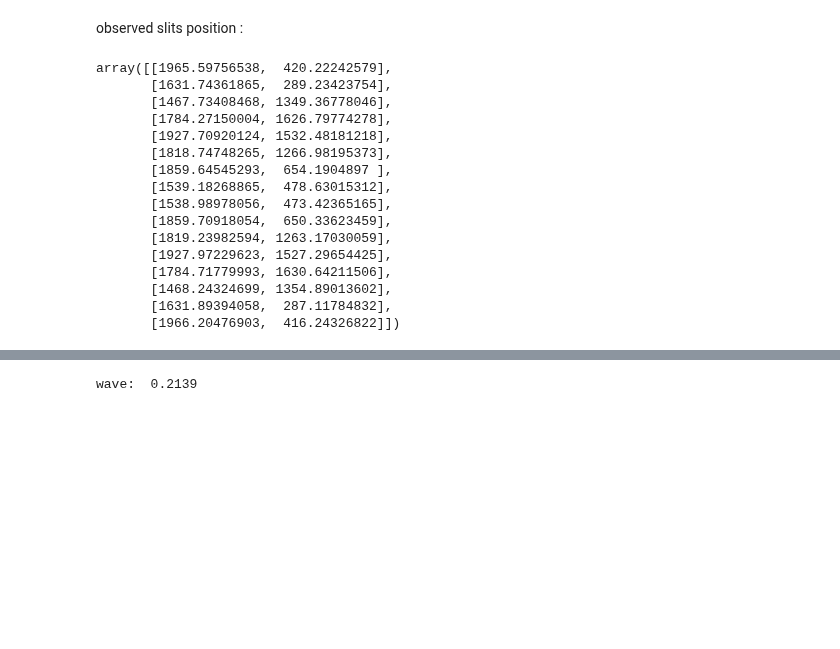
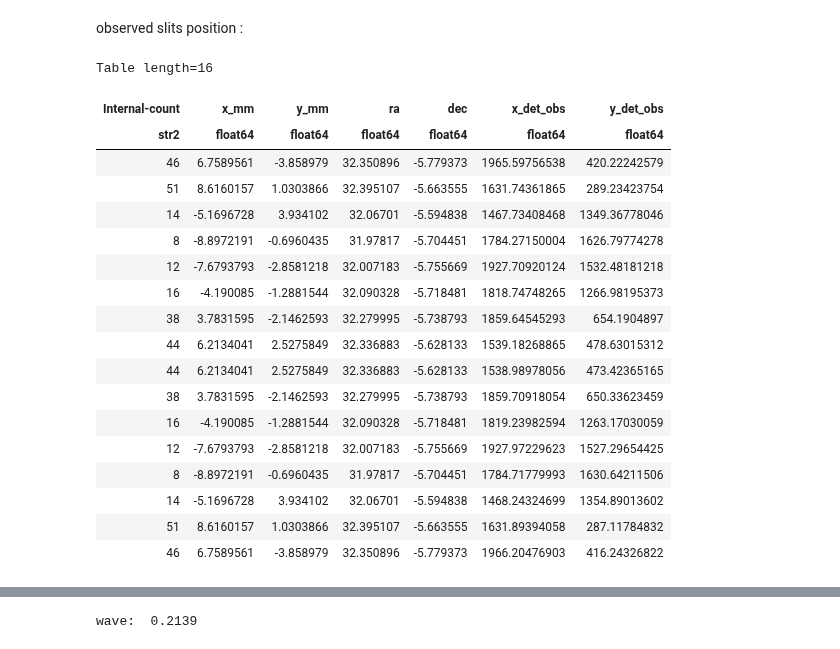
Before and after one commit to vpicouet/FireBallPipe, a Jupyter notebook: Notebook/XY_2022_F1.ipynb, the cells around one changed output, grey strips where cells are left out. Saved outputs shown, nothing was run; the diff lists cells and outputs as text; code cells hidden in the pictures; blank space fills up the shorter version.

```diff
--- a/Notebook/XY_2022_F1.ipynb
+++ b/Notebook/XY_2022_F1.ipynb
@@ -139,38 +195,43 @@ observed slits position :
 # %%
 slits_coord_obs_det = np.array([
        [1965.59756538,  420.22242579],
        [1631.74361865,  289.23423754],
        [1467.73408468, 1349.36778046],
        [1784.27150004, 1626.79774278],
        [1927.70920124, 1532.48181218],
        [1818.74748265, 1266.98195373],
        [1859.64545293,  654.1904897 ],
        [1539.18268865,  478.63015312],
 #retour
        [1538.98978056,  473.42365165],
        [1859.70918054,  650.33623459],
        [1819.23982594, 1263.17030059],
        [1927.97229623, 1527.29654425],
        [1784.71779993, 1630.64211506],
        [1468.24324699, 1354.89013602],
        [1631.89394058,  287.11784832],
        [1966.20476903,  416.24326822]])
 
-slits_coord_obs_det
+slit_path["x_det_obs"] = slits_coord_obs_det[:,0]
+slit_path["y_det_obs"] = slits_coord_obs_det[:,1]
+slit_path
 # %% [output]
-array([[1965.59756538,  420.22242579],
-       [1631.74361865,  289.23423754],
-       [1467.73408468, 1349.36778046],
-       [1784.27150004, 1626.79774278],
-       [1927.70920124, 1532.48181218],
-       [1818.74748265, 1266.98195373],
-       [1859.64545293,  654.1904897 ],
-       [1539.18268865,  478.63015312],
-       [1538.98978056,  473.42365165],
-       [1859.70918054,  650.33623459],
-       [1819.23982594, 1263.17030059],
-       [1927.97229623, 1527.29654425],
-       [1784.71779993, 1630.64211506],
-       [1468.24324699, 1354.89013602],
-       [1631.89394058,  287.11784832],
-       [1966.20476903,  416.24326822]])
+Table length=16
+| Internal-count | x_mm | y_mm | ra | dec | x_det_obs | y_det_obs |
+| str2 | float64 | float64 | float64 | float64 | float64 | float64 |
+| 46 | 6.7589561 | -3.858979 | 32.350896 | -5.779373 | 1965.59756538 | 420.22242579 |
+| 51 | 8.6160157 | 1.0303866 | 32.395107 | -5.663555 | 1631.74361865 | 289.23423754 |
+| 14 | -5.1696728 | 3.934102 | 32.06701 | -5.594838 | 1467.73408468 | 1349.36778046 |
+| 8 | -8.8972191 | -0.6960435 | 31.97817 | -5.704451 | 1784.27150004 | 1626.79774278 |
+| 12 | -7.6793793 | -2.8581218 | 32.007183 | -5.755669 | 1927.70920124 | 1532.48181218 |
+| 16 | -4.190085 | -1.2881544 | 32.090328 | -5.718481 | 1818.74748265 | 1266.98195373 |
+| 38 | 3.7831595 | -2.1462593 | 32.279995 | -5.738793 | 1859.64545293 | 654.1904897 |
+| 44 | 6.2134041 | 2.5275849 | 32.336883 | -5.628133 | 1539.18268865 | 478.63015312 |
+| 44 | 6.2134041 | 2.5275849 | 32.336883 | -5.628133 | 1538.98978056 | 473.42365165 |
+| 38 | 3.7831595 | -2.1462593 | 32.279995 | -5.738793 | 1859.70918054 | 650.33623459 |
+| 16 | -4.190085 | -1.2881544 | 32.090328 | -5.718481 | 1819.23982594 | 1263.17030059 |
+| 12 | -7.6793793 | -2.8581218 | 32.007183 | -5.755669 | 1927.97229623 | 1527.29654425 |
+| 8 | -8.8972191 | -0.6960435 | 31.97817 | -5.704451 | 1784.71779993 | 1630.64211506 |
+| 14 | -5.1696728 | 3.934102 | 32.06701 | -5.594838 | 1468.24324699 | 1354.89013602 |
+| 51 | 8.6160157 | 1.0303866 | 32.395107 | -5.663555 | 1631.89394058 | 287.11784832 |
+| 46 | 6.7589561 | -3.858979 | 32.350896 | -5.779373 | 1966.20476903 | 416.24326822 |
```
Also changed, not shown: parts of 37 cells of this notebook, 1 other file.
